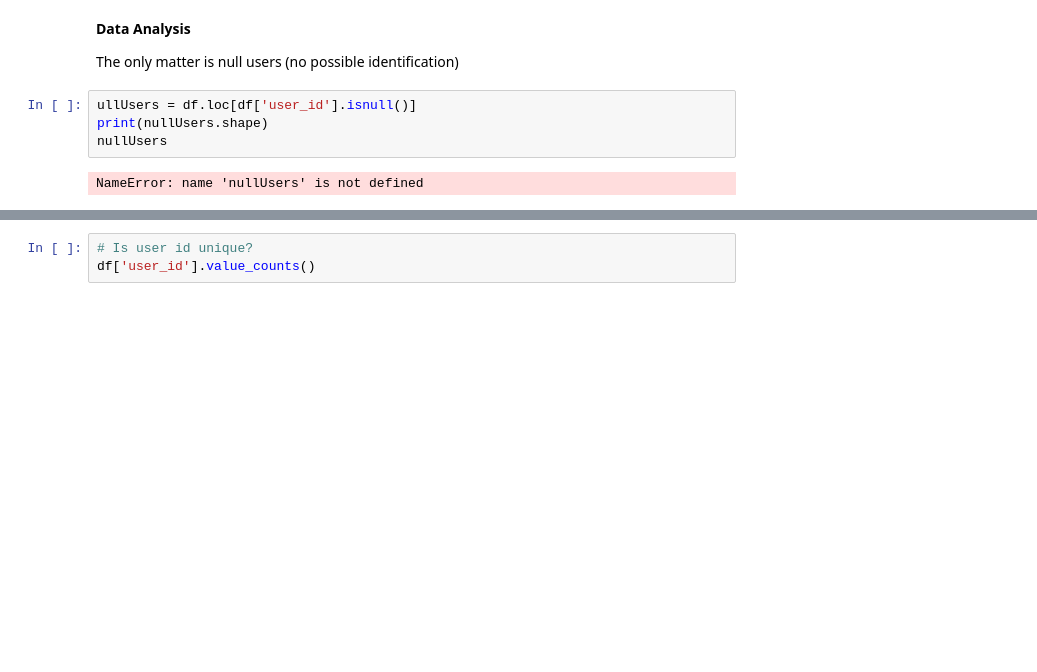
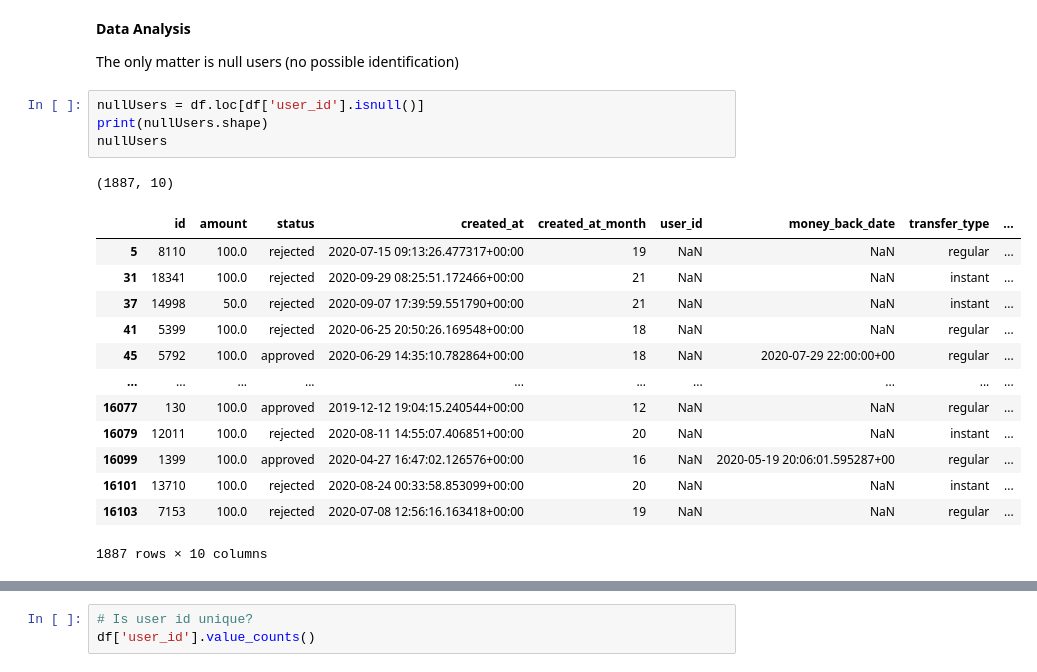
Before and after one commit to ferranjuanals/jump2digital-hackathon, a Jupyter notebook: data.ipynb, the cells around one changed output, grey strips where cells are left out. Saved outputs shown, nothing was run; the diff lists cells and outputs as text; blank space fills up the shorter version.

```diff
--- a/data.ipynb
+++ b/data.ipynb
@@ -81,11 +81,24 @@ df.head()
 
 The only matter is null users (no possible identification)
 # %%
-ullUsers = df.loc[df['user_id'].isnull()]
+nullUsers = df.loc[df['user_id'].isnull()]
 print(nullUsers.shape)
 nullUsers
 # %% [output]
-NameError: name 'nullUsers' is not defined
+(1887, 10)
+|  | id | amount | status | created_at | created_at_month | user_id | money_back_date | transfer_type | ... |
+| 5 | 8110 | 100.0 | rejected | 2020-07-15 09:13:26.477317+00:00 | 19 | NaN | NaN | regular | ... |
+| 31 | 18341 | 100.0 | rejected | 2020-09-29 08:25:51.172466+00:00 | 21 | NaN | NaN | instant | ... |
+| 37 | 14998 | 50.0 | rejected | 2020-09-07 17:39:59.551790+00:00 | 21 | NaN | NaN | instant | ... |
+| 41 | 5399 | 100.0 | rejected | 2020-06-25 20:50:26.169548+00:00 | 18 | NaN | NaN | regular | ... |
+| 45 | 5792 | 100.0 | approved | 2020-06-29 14:35:10.782864+00:00 | 18 | NaN | 2020-07-29 22:00:00+00 | regular | ... |
+| ... | ... | ... | ... | ... | ... | ... | ... | ... | ... |
+| 16077 | 130 | 100.0 | approved | 2019-12-12 19:04:15.240544+00:00 | 12 | NaN | NaN | regular | ... |
+| 16079 | 12011 | 100.0 | rejected | 2020-08-11 14:55:07.406851+00:00 | 20 | NaN | NaN | instant | ... |
+| 16099 | 1399 | 100.0 | approved | 2020-04-27 16:47:02.126576+00:00 | 16 | NaN | 2020-05-19 20:06:01.595287+00 | regular | ... |
+| 16101 | 13710 | 100.0 | rejected | 2020-08-24 00:33:58.853099+00:00 | 20 | NaN | NaN | instant | ... |
+| 16103 | 7153 | 100.0 | rejected | 2020-07-08 12:56:16.163418+00:00 | 19 | NaN | NaN | regular | ... |
+1887 rows × 10 columns
 # %%
 # Which of them have accepted transferences?
 nullUsersWithTransference = nullUsers.loc[nullUsers['status'] == 'approved']
```
Also changed, not shown: parts of 32 cells of this notebook.
